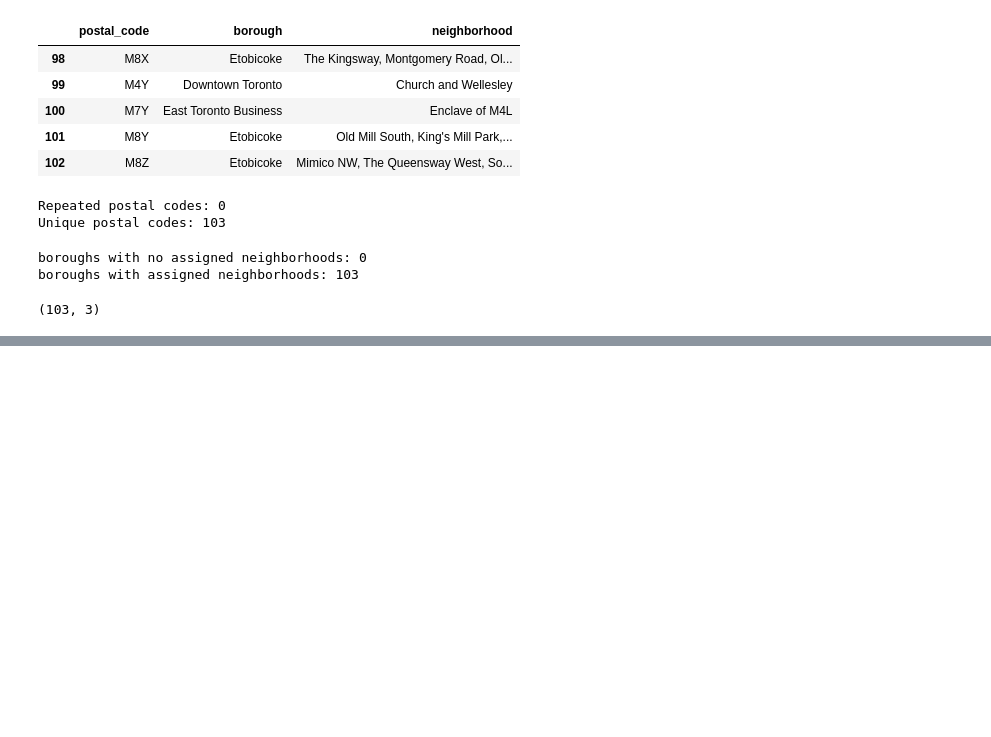
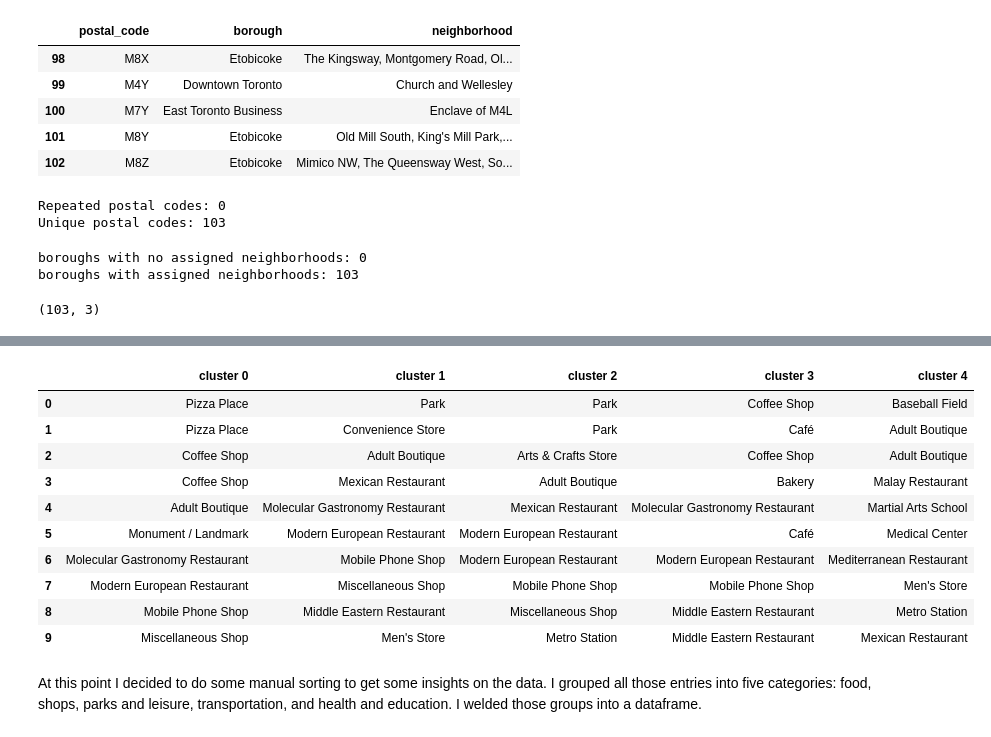
Before and after one commit to bdiethelmv/coursera_capstone, a Jupyter notebook: coursera_capstone_project_bdiethelmv_06222021.ipynb, the cells around one changed output, grey strips where cells are left out. Drawn from its saved outputs; the diff is of its cells as text; code cells hidden in the pictures; blank space fills up the shorter version.

```diff
--- a/coursera_capstone_project_bdiethelmv_06222021.ipynb
+++ b/coursera_capstone_project_bdiethelmv_06222021.ipynb
@@ -137,0 +584,48 @@ df_toronto.shape
+# %%
+# Zip the dataframes into a list
+dflist = [df_cluster_0, df_cluster_1, df_cluster_2, df_cluster_3, df_cluster_4]
+# %%
+# Define a function that takes a dataframe and gets the mode for each of the top 10 most common venue columns
+def getvenues(df):
+    listclust = []
+    for a,b,c,d,e,f,g,h,i,j in zip(df['1st most common venue'].mode(), df['2nd most common venue'].mode(),
+              df['3rd most common venue'].mode(), df['4th most common venue'].mode(),
+              df['5th most common venue'].mode(), df['6th most common venue'].mode(),
+              df['7th most common venue'].mode(), df['8th most common venue'].mode(),
+              df['9th most common venue'].mode(), df['10th most common venue'].mode()):
+        listclust.append(a)
+        listclust.append(b)
+        listclust.append(c)
+        listclust.append(d)
+        listclust.append(e)
+        listclust.append(f)
+        listclust.append(g)
+        listclust.append(h)
+        listclust.append(i)
+        listclust.append(j)
+
+    return listclust
+# %%
+# Run the function on each dataframe
+d0,d1,d2,d3,d4 = [getvenues(x) for x in dflist]
+# %%
+# Create a dataframe with the modes
+popular_venues = pd.DataFrame({'cluster 0': d0, 'cluster 1': d1, 'cluster 2': d2,
+                              'cluster 3': d3, 'cluster 4': d4})
+# %%
+# Visualize
+popular_venues
+# %% [output]
+|  | cluster 0 | cluster 1 | cluster 2 | cluster 3 | cluster 4 |
+| 0 | Pizza Place | Park | Park | Coffee Shop | Baseball Field |
+| 1 | Pizza Place | Convenience Store | Park | Café | Adult Boutique |
+| 2 | Coffee Shop | Adult Boutique | Arts & Crafts Store | Coffee Shop | Adult Boutique |
+| 3 | Coffee Shop | Mexican Restaurant | Adult Boutique | Bakery | Malay Restaurant |
+| 4 | Adult Boutique | Molecular Gastronomy Restaurant | Mexican Restaurant | Molecular Gastronomy Restaurant | Martial Arts School |
+| 5 | Monument / Landmark | Modern European Restaurant | Modern European Restaurant | Café | Medical Center |
+| 6 | Molecular Gastronomy Restaurant | Mobile Phone Shop | Modern European Restaurant | Modern European Restaurant | Mediterranean Restaurant |
+| 7 | Modern European Restaurant | Miscellaneous Shop | Mobile Phone Shop | Mobile Phone Shop | Men's Store |
+| 8 | Mobile Phone Shop | Middle Eastern Restaurant | Miscellaneous Shop | Middle Eastern Restaurant | Metro Station |
+| 9 | Miscellaneous Shop | Men's Store | Metro Station | Middle Eastern Restaurant | Mexican Restaurant |
+# %% [markdown]
+At this point I decided to do some manual sorting to get some insights on the data. I grouped all those entries into five categories: food, shops, parks and leisure, transportation, and health and education. I welded those groups into a dataframe.
```
Also changed, not shown: parts of 60 cells of this notebook, 1 other file.
